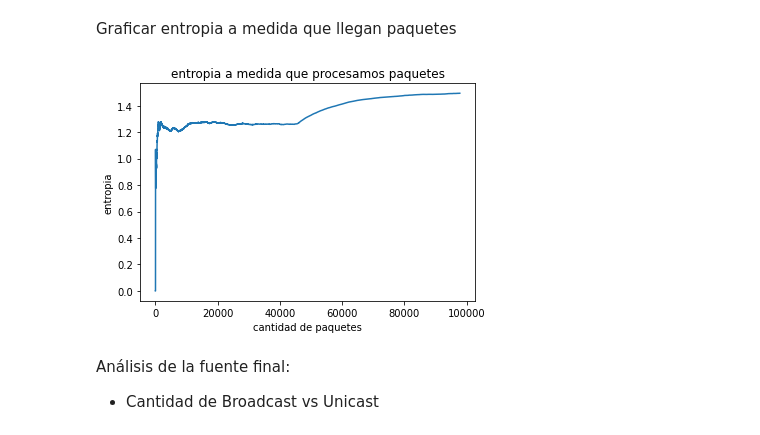
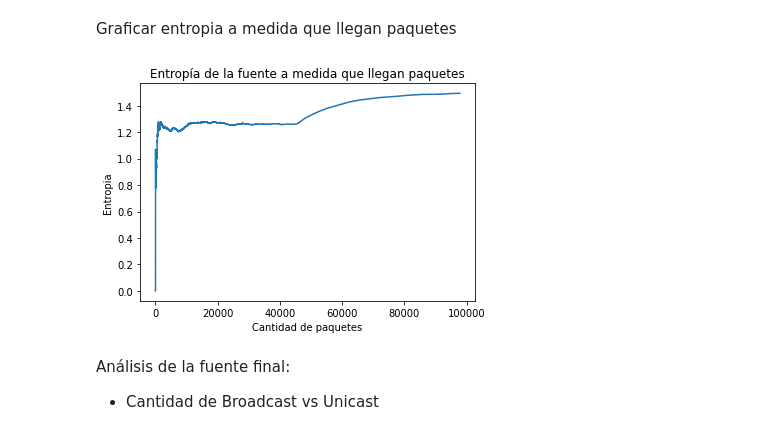
Before and after one commit to paulitapb/TP1_redes, a Jupyter notebook: analisis_paquetes.ipynb, the cells around one changed output. Saved outputs shown, nothing was run; the diff lists cells and outputs as text; code cells hidden in the pictures.

```diff
--- a/analisis_paquetes.ipynb
+++ b/analisis_paquetes.ipynb
@@ -13,12 +13,12 @@ importing Jupyter notebook from utils.ipynb
 Graficar entropia a medida que llegan paquetes
 # %%
 plt.plot(utils.get_entropy())
-plt.title("entropia a medida que procesamos paquetes")
-plt.xlabel("cantidad de paquetes")
-plt.ylabel("entropia")
+plt.title("Entropía de la fuente a medida que llegan paquetes")
+plt.xlabel("Cantidad de paquetes")
+plt.ylabel("Entropia")
 plt.show()
 # %% [output]
-[figure, old version]
+[figure, new version]
 # %% [markdown]
 Análisis de la fuente final:
  - Cantidad de Broadcast vs Unicast
```
Also changed, not shown: parts of 5 cells of this notebook, 1 other file.
